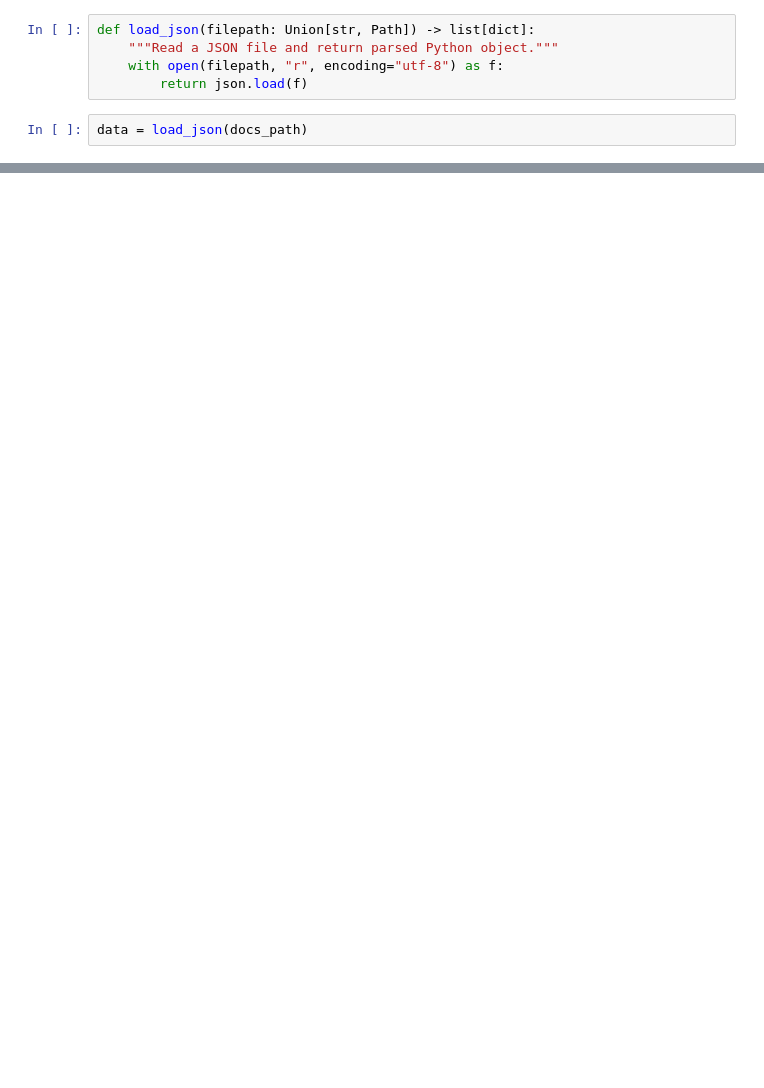
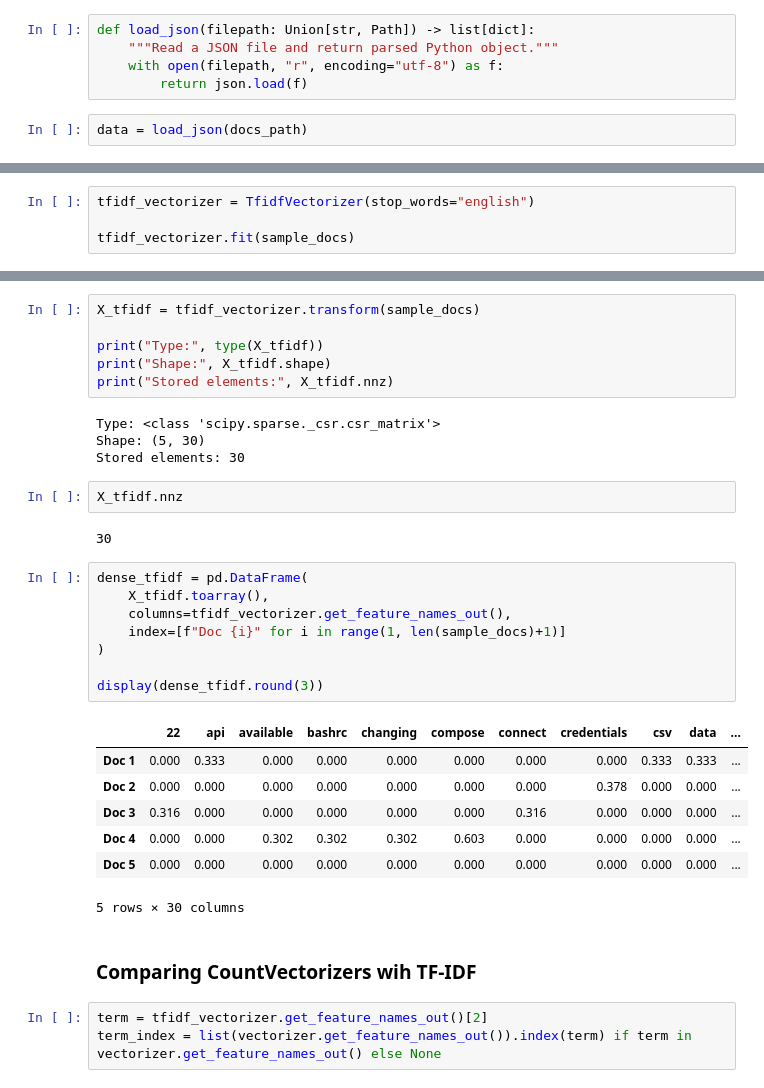
Before and after one commit to DaudJG/llm-zoomcamp-2025-daudjan, a Jupyter notebook: 01-intro-rag/tfidf_search.ipynb, the cells around one changed output, grey strips where cells are left out. Cells and saved outputs as stored; diff of their text form; blank space fills up the shorter version.

```diff
--- a/01-intro-rag/tfidf_search.ipynb
+++ b/01-intro-rag/tfidf_search.ipynb
@@ -32,0 +229,4 @@ data = load_json(docs_path)
+# %%
+tfidf_vectorizer = TfidfVectorizer(stop_words="english")
+
+tfidf_vectorizer.fit(sample_docs)
@@ -32,0 +242,35 @@ data = load_json(docs_path)
+# %%
+X_tfidf = tfidf_vectorizer.transform(sample_docs)
+
+print("Type:", type(X_tfidf))
+print("Shape:", X_tfidf.shape)
+print("Stored elements:", X_tfidf.nnz)
+# %% [output]
+Type: <class 'scipy.sparse._csr.csr_matrix'>
+Shape: (5, 30)
+Stored elements: 30
+# %%
+X_tfidf.nnz
+# %% [output]
+30
+# %%
+dense_tfidf = pd.DataFrame(
+    X_tfidf.toarray(),
+    columns=tfidf_vectorizer.get_feature_names_out(),
+    index=[f"Doc {i}" for i in range(1, len(sample_docs)+1)]
+)
+
+display(dense_tfidf.round(3))
+# %% [output]
+|  | 22 | api | available | bashrc | changing | compose | connect | credentials | csv | data | ... |
+| Doc 1 | 0.000 | 0.333 | 0.000 | 0.000 | 0.000 | 0.000 | 0.000 | 0.000 | 0.333 | 0.333 | ... |
+| Doc 2 | 0.000 | 0.000 | 0.000 | 0.000 | 0.000 | 0.000 | 0.000 | 0.378 | 0.000 | 0.000 | ... |
+| Doc 3 | 0.316 | 0.000 | 0.000 | 0.000 | 0.000 | 0.000 | 0.316 | 0.000 | 0.000 | 0.000 | ... |
+| Doc 4 | 0.000 | 0.000 | 0.302 | 0.302 | 0.302 | 0.603 | 0.000 | 0.000 | 0.000 | 0.000 | ... |
+| Doc 5 | 0.000 | 0.000 | 0.000 | 0.000 | 0.000 | 0.000 | 0.000 | 0.000 | 0.000 | 0.000 | ... |
+5 rows × 30 columns
+# %% [markdown]
+###  Comparing **CountVectorizers** wih **TF-IDF**
+# %%
+term = tfidf_vectorizer.get_feature_names_out()[2]
+term_index = list(vectorizer.get_feature_names_out()).index(term) if term in vectorizer.get_feature_names_out() else None
```
Also changed, not shown: parts of 36 cells of this notebook.
